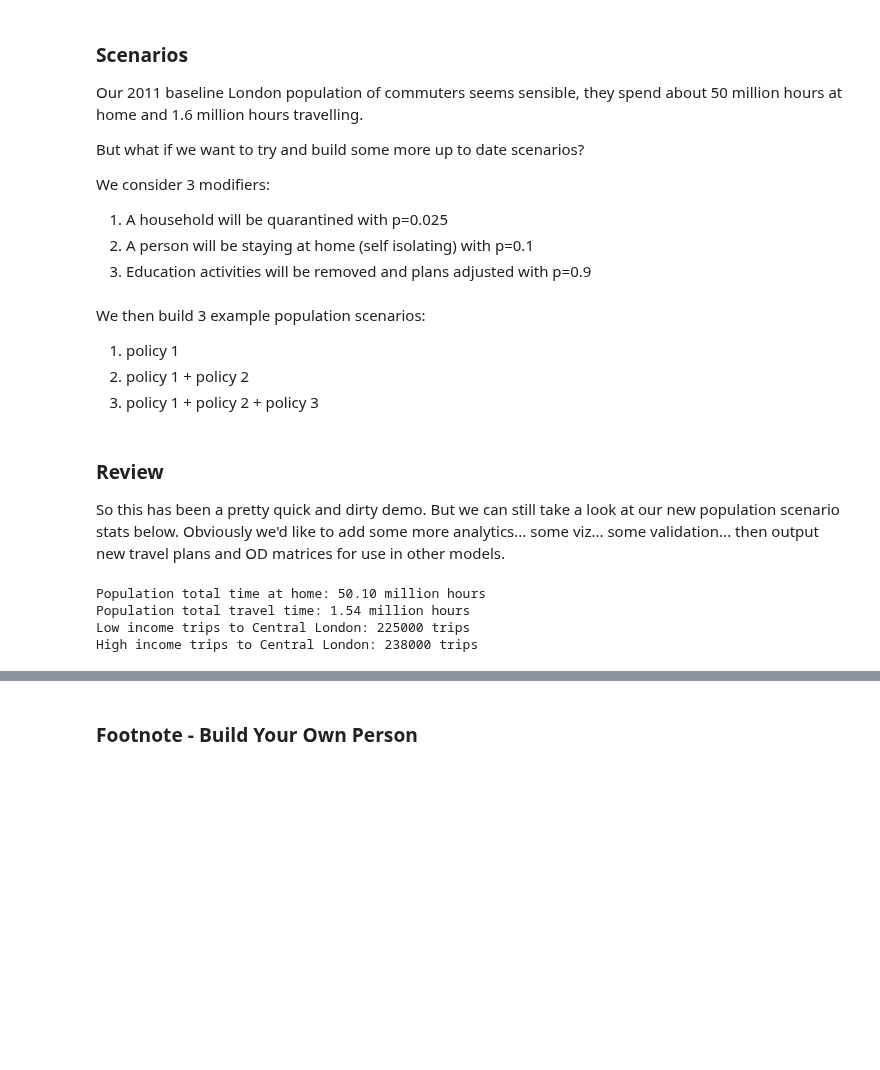
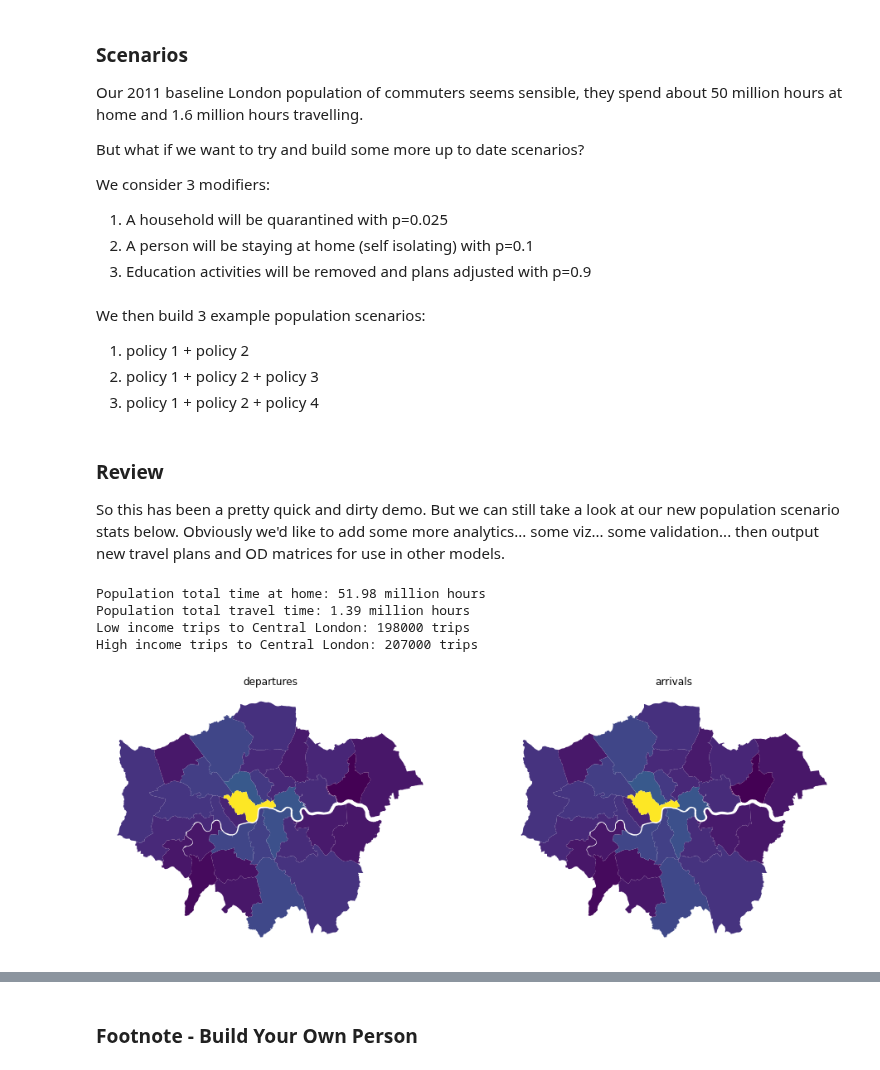
Before and after one commit to arup-group/pam, a Jupyter notebook: notebooks/pam-getting-started.ipynb, the cells around one changed output, grey strips where cells are left out. Saved outputs shown, nothing was run; the diff lists cells and outputs as text; code cells hidden in the pictures; blank space fills up the shorter version.

```diff
--- a/notebooks/pam-getting-started.ipynb
+++ b/notebooks/pam-getting-started.ipynb
@@ -126,9 +161,9 @@ policy3 = modify.RemoveActivity(['education'], probability=0.9)
 # %% [markdown]
 We then build 3 example population scenarios:
 
-1. policy 1
-2. policy 1 + policy 2
-3. policy 1 + policy 2 + policy 3
+1. policy 1 + policy 2
+2. policy 1 + policy 2 + policy 3
+3. policy 1 + policy 2 + policy 4
 # %%
 def apply_policies(population, policies: list):
 
@@ -138,19 +173,21 @@ def apply_policies(population, policies: list):
             policy.apply_to(household)
     return new_population
 # %%
-population1 = apply_policies(population, [policy1])
-population2 = apply_policies(population, [policy1, policy2])
-population3 = apply_policies(population, [policy1, policy2, policy3])
+population1 = apply_policies(population, [policy1, policy2])
+population2 = apply_policies(population, [policy1, policy2, policy3])
+population3 = apply_policies(population, [policy1, policy2, policy4])
 # %% [markdown]
 ### Review
 
 So this has been a pretty quick and dirty demo. But we can still take a look at our new population scenario stats below. Obviously we'd like to add some more analytics... some viz... some validation... then output new travel plans and OD matrices for use in other models.
 # %%
 print_simple_stats(population1)
+plot_simple_stats(population1)
 # %% [output]
-Population total time at home: 50.10 million hours
-Population total travel time: 1.54 million hours
-Low income trips to Central London: 225000 trips
-High income trips to Central London: 238000 trips
+Population total time at home: 51.98 million hours
+Population total travel time: 1.39 million hours
+Low income trips to Central London: 198000 trips
+High income trips to Central London: 207000 trips
+[figure, added]
 # %%
 print_simple_stats(population2)
```
Also changed, not shown: parts of 12 cells of this notebook.
